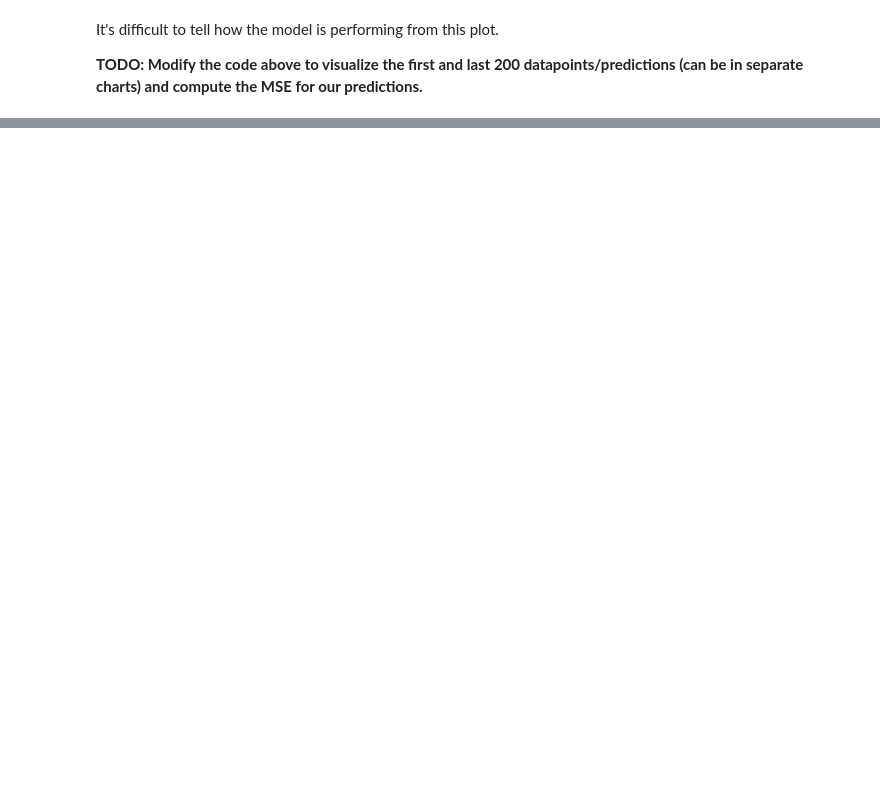
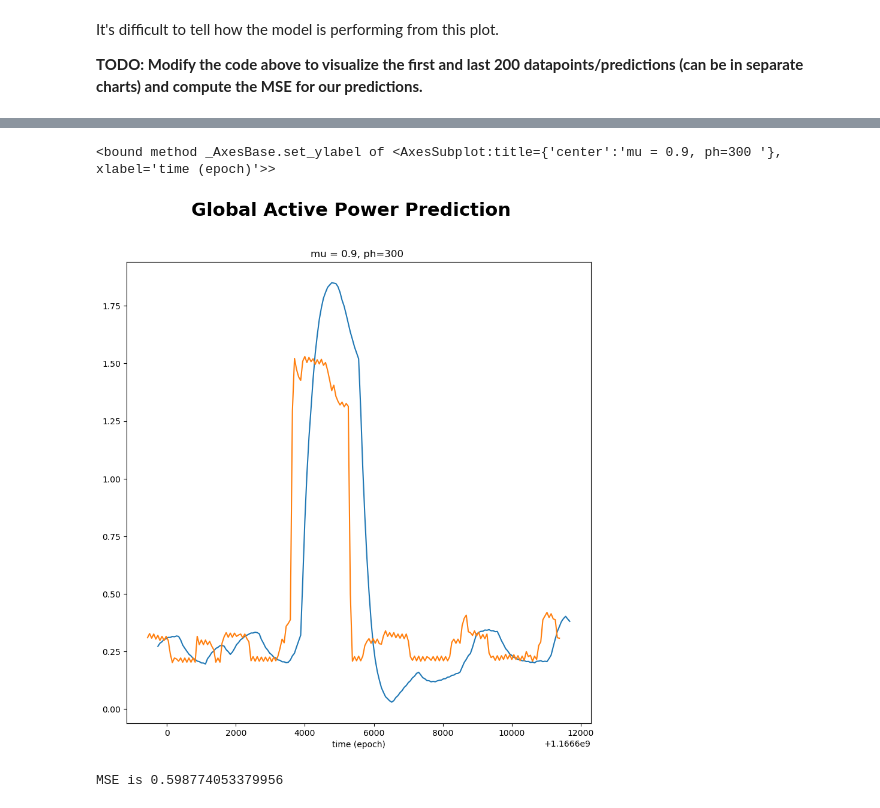
Before and after one commit to vinayvarshith19/linear-regresssion-assignment-2.1, a Jupyter notebook: Linear Regression for IoT.ipynb, the cells around one changed output, grey strips where cells are left out. Cells and saved outputs as stored; diff of their text form; code cells hidden in the pictures; blank space fills up the shorter version.

```diff
--- a/Linear Regression for IoT.ipynb
+++ b/Linear Regression for IoT.ipynb
@@ -119,8 +153,22 @@ It's difficult to tell how the model is performing from this plot.
 # %%
 #Plot last 200 data points/predictions
+fig, ax = plt.subplots(figsize=(10,10))
+fig.suptitle('Global Active Power Prediction', fontsize=22, fontweight='bold')
+ax.set_title('mu = %g, ph=%g ' %(mu, ph))
+ax.plot(tp_pred[-200:], yp_pred[-200:], label='Predicted Value')
+ax.plot(ts.iloc[n_s-200:n_s,0], ys.iloc[n_s-200:n_s,0], label='GAP data')
+ax.set_xlabel('time (epoch)')
+ax.set_ylabel
+# %% [output]
+<bound method _AxesBase.set_ylabel of <AxesSubplot:title={'center':'mu = 0.9, ph=300 '}, xlabel='time (epoch)'>>
+[figure, added]
 # %%
 #Calculate MSE of predictions
+rom sklearn.metrics import mean_squared_error as mse
+
 print("MSE is", mse(ys['Global_active_power'][ph_index:5000+ph_index-1],yp_pred))
+# %% [output]
+MSE is 0.598774053379956
 # %% [markdown]
 **Q: How did our model perform? What do you observe on the charts? Is there a difference between the early and the late predictions? What does the MSE tell you?**
 
```
Also changed, not shown: parts of 28 cells of this notebook.
